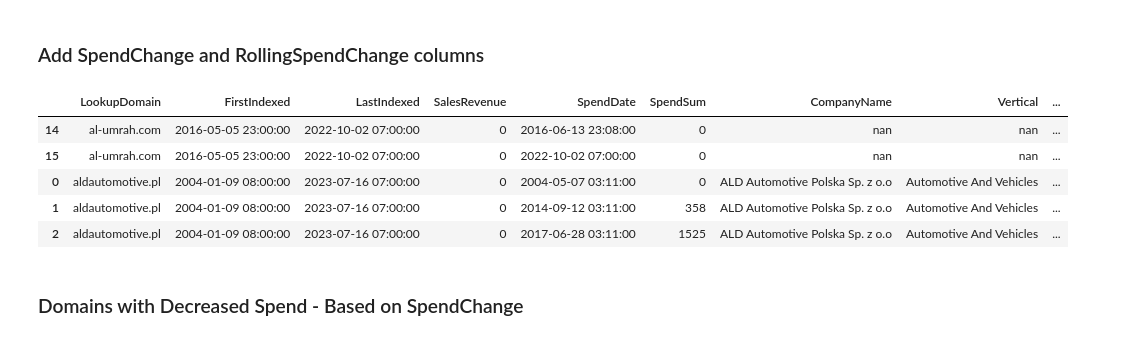
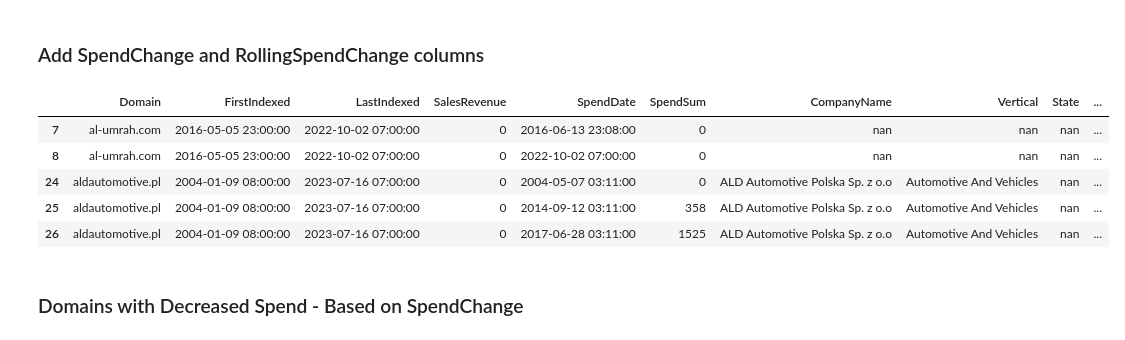
Before and after one commit to limorl/playground-sand-python, a Jupyter notebook: notebooks/payu-poc.ipynb, the cells around one changed output. Saved outputs shown, nothing was run; the diff lists cells and outputs as text; code cells hidden in the pictures.

```diff
--- a/notebooks/payu-poc.ipynb
+++ b/notebooks/payu-poc.ipynb
@@ -8,11 +8,11 @@ import pandas as pd
 import seaborn as sns
 import datetime
 
-techFile = '../data/domain-technologies.csv'
-spendFile = '../data/domain-spend.csv'
+techFile = '../data/payu-domain-technologies.tsv'
+spendFile = '../data/payu-domain-spend.tsv'
 
-tech_data = pd.read_csv(techFile)
-spend_data = pd.read_csv(spendFile)
+tech_data = pd.read_table(techFile,delimiter='\t')
+spend_data = pd.read_table(spendFile,delimiter='\t')
 
 is_normalized = False
 # %% [markdown]
@@ -290,28 +290,28 @@ plot_spend_over_time_for_domains(spend_data, domains_fintech)
 ### Add SpendChange and RollingSpendChange columns
 # %%
 def add_spend_change(df):
-    df = df.sort_values(by=['LookupDomain', 'SpendDate'])
-    df['SpendChange'] = df.groupby('LookupDomain')['SpendSum'].pct_change()
+    df = df.sort_values(by=['Domain', 'SpendDate'])
+    df['SpendChange'] = df.groupby('Domain')['SpendSum'].pct_change()
     return df
 
 def add_rolling_spend_change(df, window):
-    df = df.sort_values(by=['LookupDomain', 'SpendDate'])
-    df['RollingSpendChange'] = df.groupby('LookupDomain')['SpendSum'].pct_change(periods=window)
+    df = df.sort_values(by=['Domain', 'SpendDate'])
+    df['RollingSpendChange'] = df.groupby('Domain')['SpendSum'].pct_change(periods=window)
     return df
 
 spend_data = add_spend_change(spend_data)
 
 window = 2  # Specify the window size for the rolling calculation
 spend_data = add_rolling_spend_change(spend_data, window)
 
 view_table(spend_data,5)
 # %% [output]
-|  | LookupDomain | FirstIndexed | LastIndexed | SalesRevenue | SpendDate | SpendSum | CompanyName | Vertical | ... |
-| 14 | al-umrah.com | 2016-05-05 23:00:00 | 2022-10-02 07:00:00 | 0 | 2016-06-13 23:08:00 | 0 | nan | nan | ... |
-| 15 | al-umrah.com | 2016-05-05 23:00:00 | 2022-10-02 07:00:00 | 0 | 2022-10-02 07:00:00 | 0 | nan | nan | ... |
-| 0 | aldautomotive.pl | 2004-01-09 08:00:00 | 2023-07-16 07:00:00 | 0 | 2004-05-07 03:11:00 | 0 | ALD Automotive Polska Sp. z o.o | Automotive And Vehicles | ... |
-| 1 | aldautomotive.pl | 2004-01-09 08:00:00 | 2023-07-16 07:00:00 | 0 | 2014-09-12 03:11:00 | 358 | ALD Automotive Polska Sp. z o.o | Automotive And Vehicles | ... |
-| 2 | aldautomotive.pl | 2004-01-09 08:00:00 | 2023-07-16 07:00:00 | 0 | 2017-06-28 03:11:00 | 1525 | ALD Automotive Polska Sp. z o.o | Automotive And Vehicles | ... |
+|  | Domain | FirstIndexed | LastIndexed | SalesRevenue | SpendDate | SpendSum | CompanyName | Vertical | State | ... |
+| 7 | al-umrah.com | 2016-05-05 23:00:00 | 2022-10-02 07:00:00 | 0 | 2016-06-13 23:08:00 | 0 | nan | nan | nan | ... |
+| 8 | al-umrah.com | 2016-05-05 23:00:00 | 2022-10-02 07:00:00 | 0 | 2022-10-02 07:00:00 | 0 | nan | nan | nan | ... |
+| 24 | aldautomotive.pl | 2004-01-09 08:00:00 | 2023-07-16 07:00:00 | 0 | 2004-05-07 03:11:00 | 0 | ALD Automotive Polska Sp. z o.o | Automotive And Vehicles | nan | ... |
+| 25 | aldautomotive.pl | 2004-01-09 08:00:00 | 2023-07-16 07:00:00 | 0 | 2014-09-12 03:11:00 | 358 | ALD Automotive Polska Sp. z o.o | Automotive And Vehicles | nan | ... |
+| 26 | aldautomotive.pl | 2004-01-09 08:00:00 | 2023-07-16 07:00:00 | 0 | 2017-06-28 03:11:00 | 1525 | ALD Automotive Polska Sp. z o.o | Automotive And Vehicles | nan | ... |
 # %% [markdown]
 ### Domains with Decreased Spend - Based on SpendChange
 # %%
```
Also changed, not shown: parts of 11 cells of this notebook, 18 other files.
